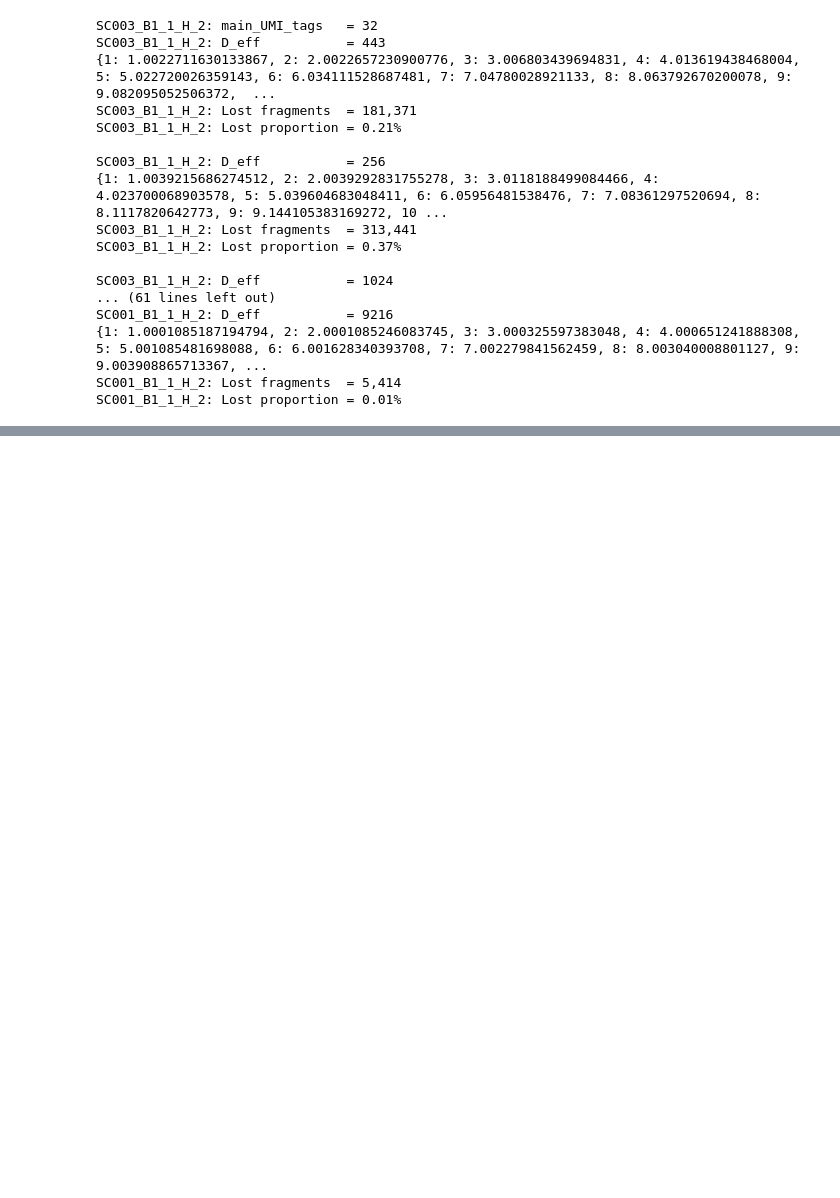
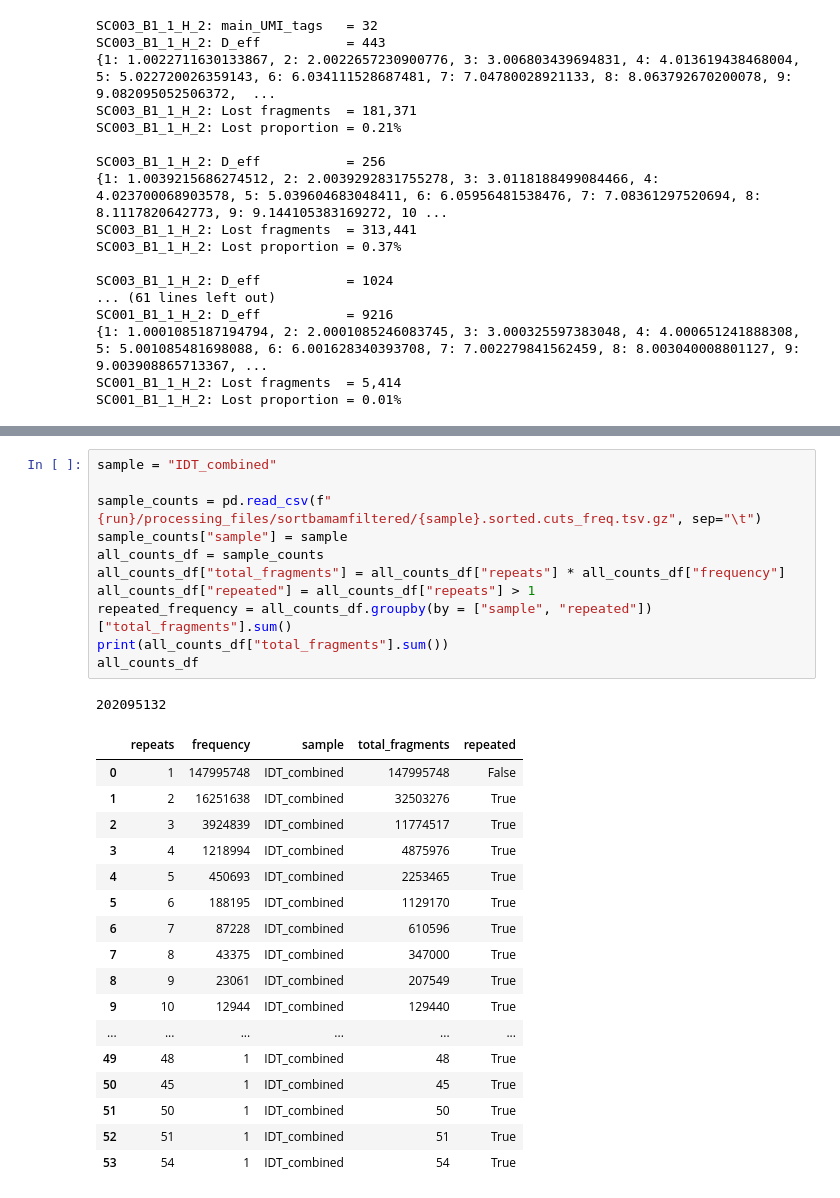
Before and after one commit to bbglab/DeepClone_protocol, a Jupyter notebook: other_analysis/UMIcollisions/2026-06-26.same_cut_freq_theoretical.ipynb, the cells around one changed output, grey strips where cells are left out. Drawn from its saved outputs; the diff is of its cells as text; blank space fills up the shorter version.

```diff
--- a/other_analysis/UMIcollisions/2026-06-26.same_cut_freq_theoretical.ipynb
+++ b/other_analysis/UMIcollisions/2026-06-26.same_cut_freq_theoretical.ipynb
@@ -401,0 +395,30 @@ array([[       1, 68727524],
+# %%
+sample = "IDT_combined"
+
+sample_counts = pd.read_csv(f"{run}/processing_files/sortbamamfiltered/{sample}.sorted.cuts_freq.tsv.gz", sep="\t")
+sample_counts["sample"] = sample
+all_counts_df = sample_counts
+all_counts_df["total_fragments"] = all_counts_df["repeats"] * all_counts_df["frequency"]
+all_counts_df["repeated"] = all_counts_df["repeats"] > 1
+repeated_frequency = all_counts_df.groupby(by = ["sample", "repeated"])["total_fragments"].sum()
+print(all_counts_df["total_fragments"].sum())
+all_counts_df
+# %% [output]
+202095132
+|  | repeats | frequency | sample | total_fragments | repeated |
+| 0 | 1 | 147995748 | IDT_combined | 147995748 | False |
+| 1 | 2 | 16251638 | IDT_combined | 32503276 | True |
+| 2 | 3 | 3924839 | IDT_combined | 11774517 | True |
+| 3 | 4 | 1218994 | IDT_combined | 4875976 | True |
+| 4 | 5 | 450693 | IDT_combined | 2253465 | True |
+| 5 | 6 | 188195 | IDT_combined | 1129170 | True |
+| 6 | 7 | 87228 | IDT_combined | 610596 | True |
+| 7 | 8 | 43375 | IDT_combined | 347000 | True |
+| 8 | 9 | 23061 | IDT_combined | 207549 | True |
+| 9 | 10 | 12944 | IDT_combined | 129440 | True |
+| ... | ... | ... | ... | ... | ... |
+| 49 | 48 | 1 | IDT_combined | 48 | True |
+| 50 | 45 | 1 | IDT_combined | 45 | True |
+| 51 | 50 | 1 | IDT_combined | 50 | True |
+| 52 | 51 | 1 | IDT_combined | 51 | True |
+| 53 | 54 | 1 | IDT_combined | 54 | True |
```
Also changed, not shown: parts of 12 cells of this notebook, 5 other files.
